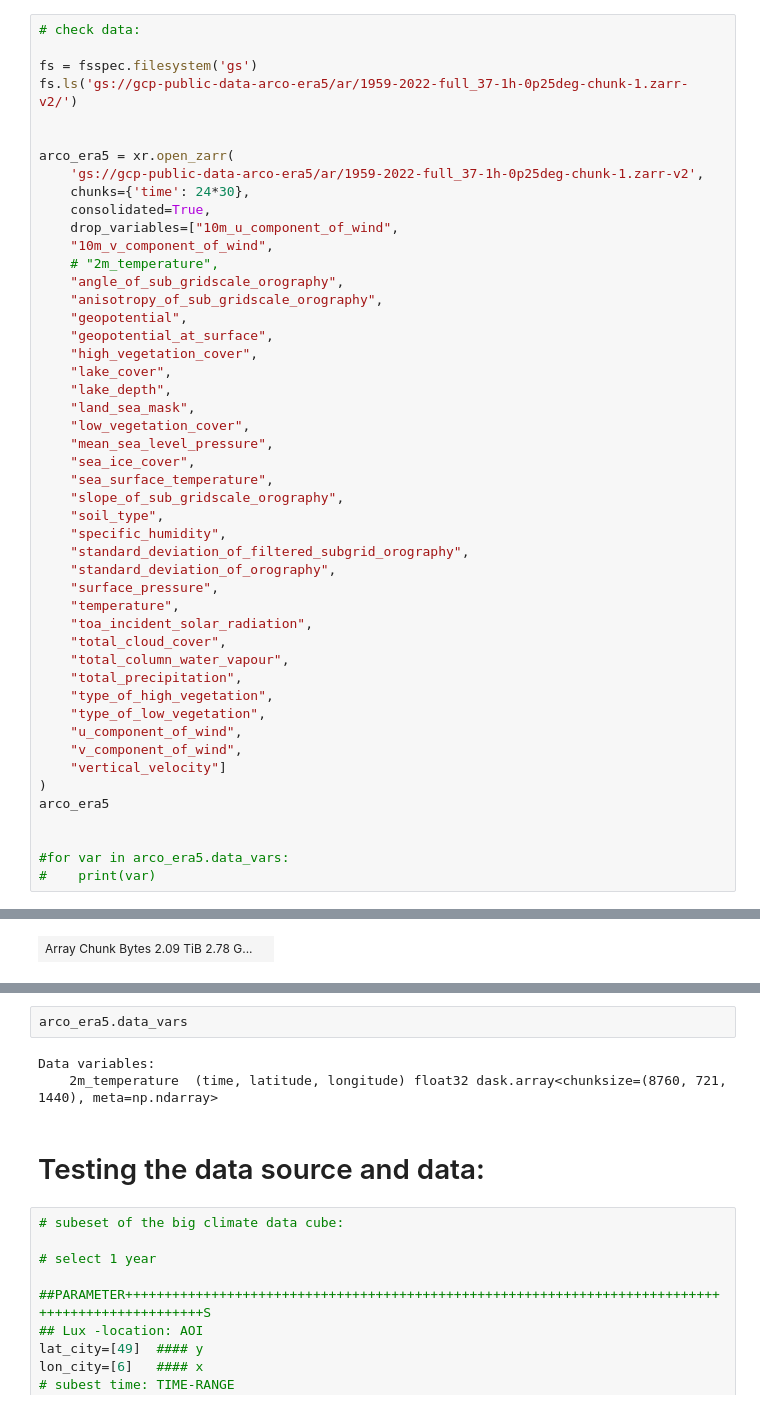
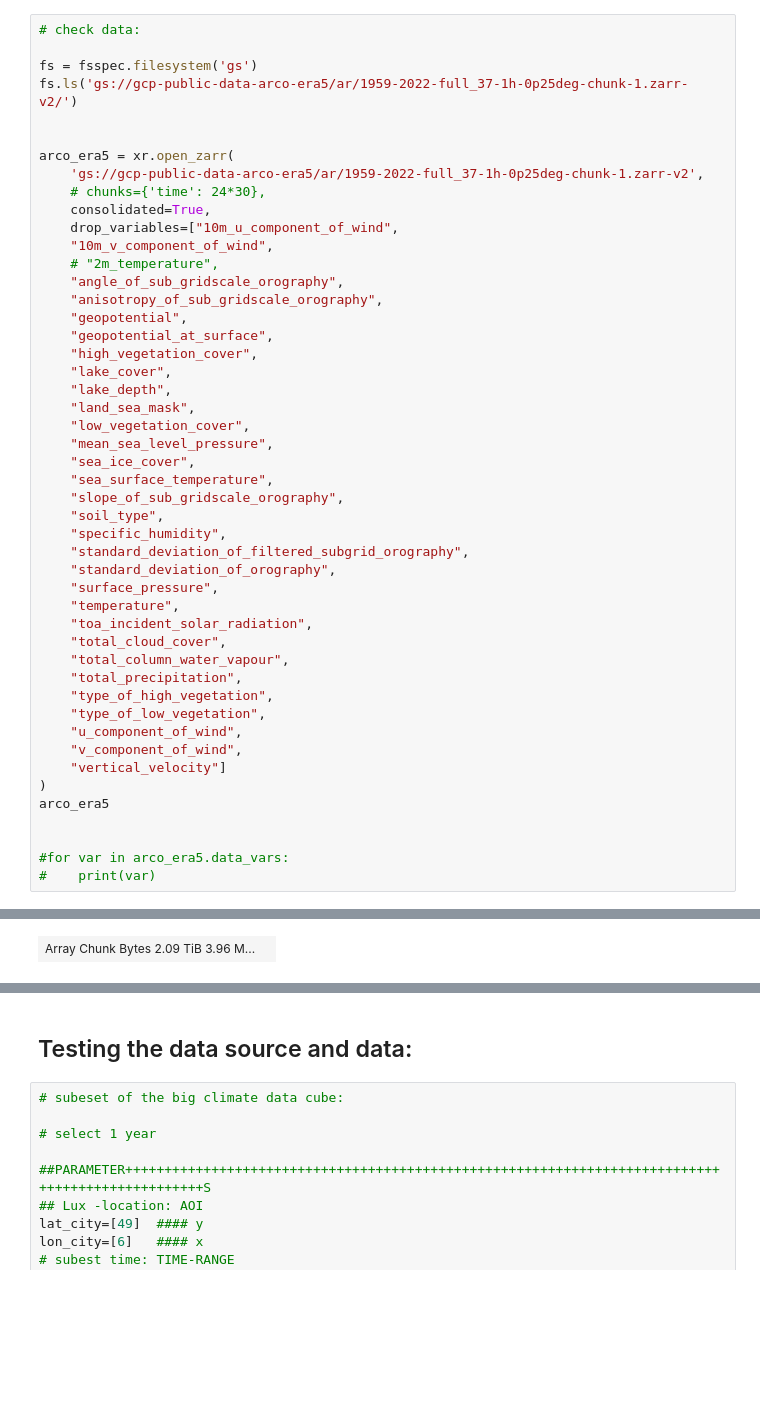
Before and after one commit to FAIRiCUBE/uc1-urban-climate, a Jupyter notebook: notebooks/dev/f04_climate_data/climate_indicators.ipynb, the cells around one changed output, grey strips where cells are left out. Saved outputs shown, nothing was run; the diff lists cells and outputs as text; blank space fills up the shorter version.

```diff
--- a/notebooks/dev/f04_climate_data/climate_indicators.ipynb
+++ b/notebooks/dev/f04_climate_data/climate_indicators.ipynb
@@ -41,7 +34,7 @@ fs.ls('gs://gcp-public-data-arco-era5/ar/1959-2022-full_37-1h-0p25deg-chunk-1.za
 
 arco_era5 = xr.open_zarr(
     'gs://gcp-public-data-arco-era5/ar/1959-2022-full_37-1h-0p25deg-chunk-1.zarr-v2',
-    chunks={'time': 24*30},
+    # chunks={'time': 24*30},
     consolidated=True,
     drop_variables=["10m_u_component_of_wind",
     "10m_v_component_of_wind",
@@ -71,34 +64,34 @@ arco_era5 = xr.open_zarr(
     "total_precipitation",
     "type_of_high_vegetation",
     "type_of_low_vegetation",
     "u_component_of_wind",
     "v_component_of_wind",
     "vertical_velocity"]
 )
 arco_era5
 
 
 #for var in arco_era5.data_vars:
 #    print(var)
 # %% [output]
 <xarray.Dataset> Dimensions: (time: 552264, latitude: 721, longitude: 1440, level: 37) Coordinates: * latitude (latitude) float32 90.0 89.75 89.5 ... -89.5 -89.75 -90.0 * level (level) int64 1 2 3 5 7 ...
 xarray.Dataset
 Dimensions:
 time: 552264
 latitude: 721
 longitude: 1440
 level: 37
 Coordinates: (4)
 latitude
 (latitude)
 float32
 90.0 89.75 89.5 ... -89.75 -90.0
 ... (31 lines left out)
 short_name :
 t2m
 units :
 K
-| Array Chunk Bytes 2.09 TiB 2.78 G... |  |
+| Array Chunk Bytes 2.09 TiB 3.96 M... |  |
 Indexes: (4)
 latitude
 PandasIndex
@@ -113,13 +106,8 @@ time
 PandasIndex
 PandasIndex(DatetimeIndex(['1959-01-01 00:00:00', '1959-01-01 01:00:00', '1959-01-01 02:00:00', '1959-01-01 03:00:00', '1959-01-01 04:00:00', '1959-01-01 05:00:00', '1959-01-01 06:00:00', '1959-01-01  ...
 Attributes: (0)
-# %%
-arco_era5.data_vars
-# %% [output]
-Data variables:
-    2m_temperature  (time, latitude, longitude) float32 dask.array<chunksize=(8760, 721, 1440), meta=np.ndarray>
 # %% [markdown]
-# Testing the data source and data:
+## Testing the data source and data:
 # %%
 # subeset of the big climate data cube:
 
```
Also changed, not shown: parts of 27 cells of this notebook.
